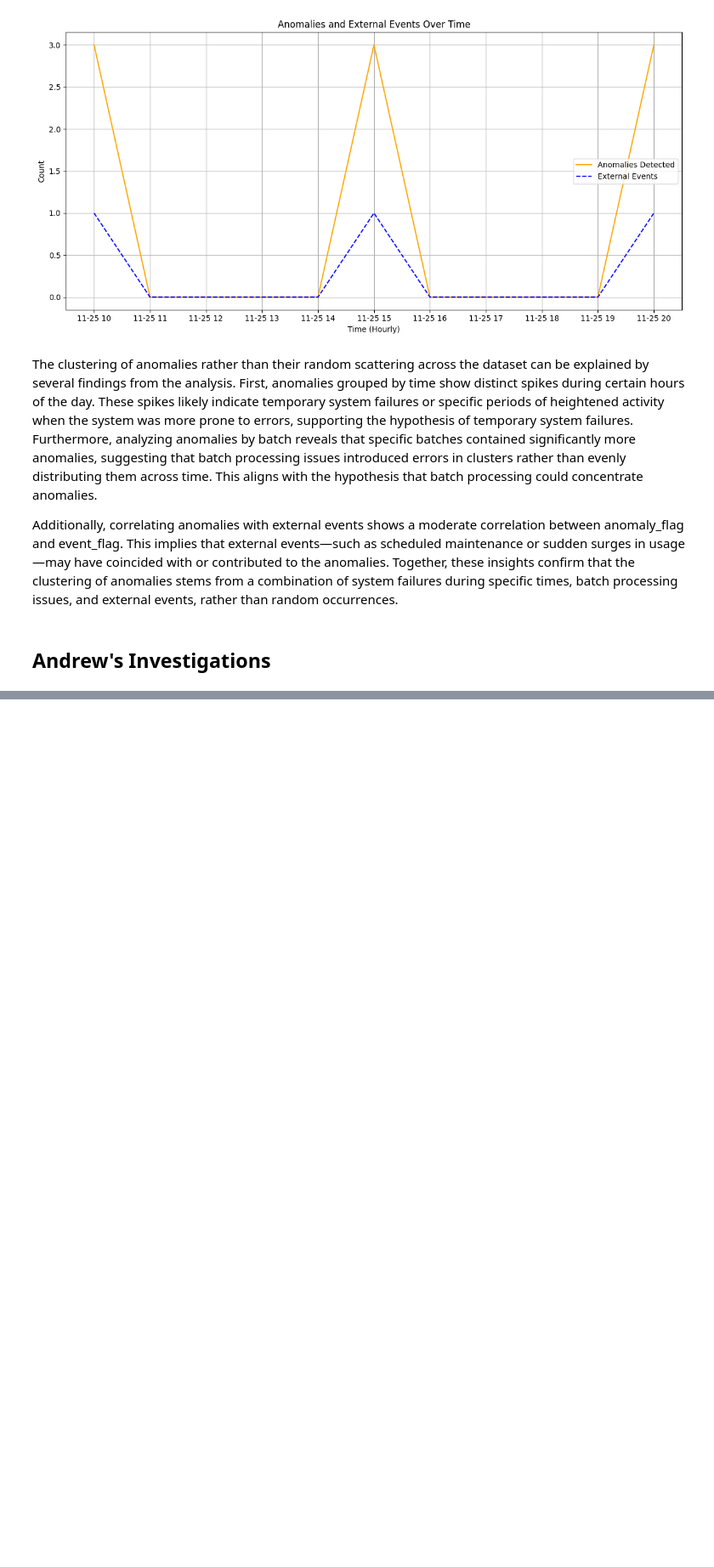
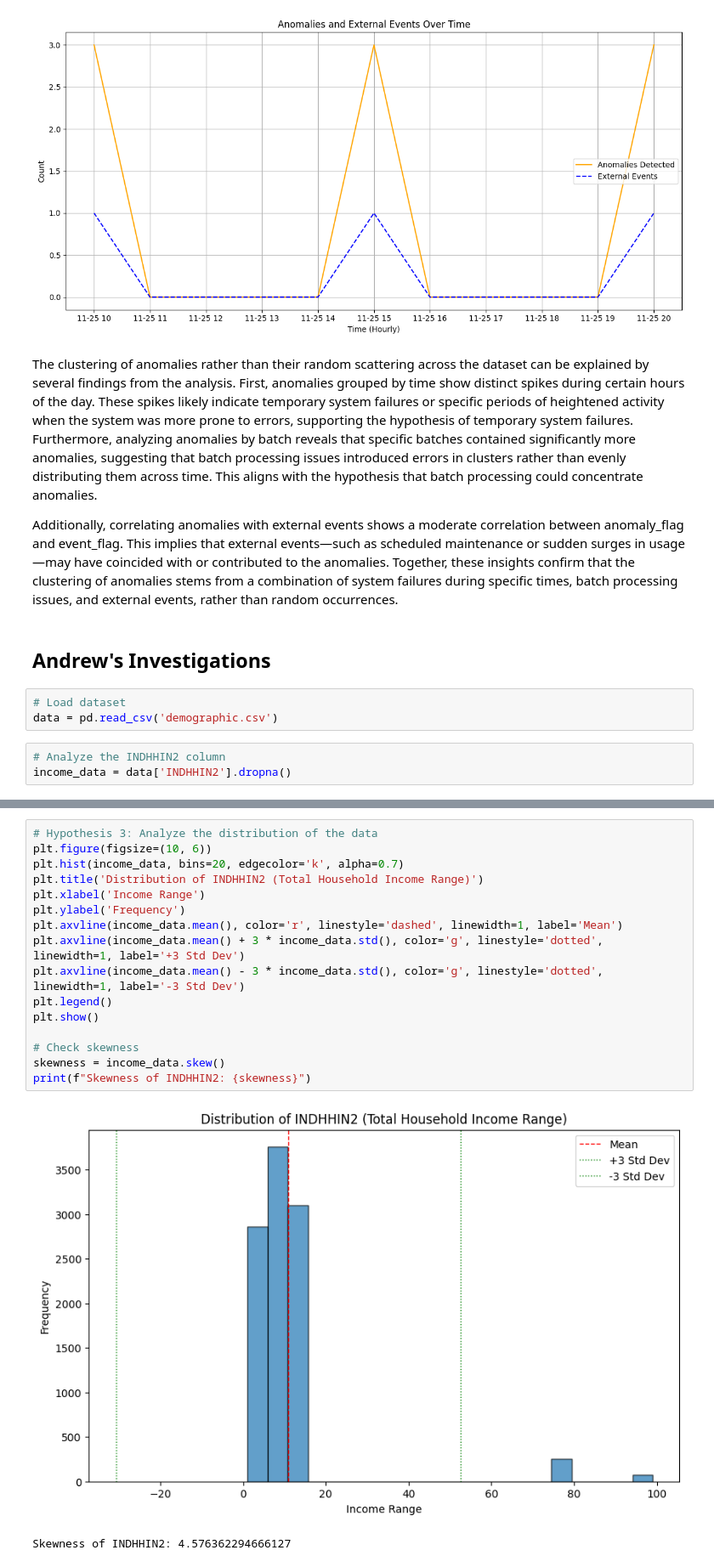
Before and after one commit to benandrew2002/NationalHealthAndNutritionDataMining, a Jupyter notebook: notebooks/investigations.ipynb, the cells around one changed output, grey strips where cells are left out. Shown: that part at 85% size. Saved outputs shown, nothing was run; the diff lists cells and outputs as text; blank space fills up the shorter version.

```diff
--- a/notebooks/investigations.ipynb
+++ b/notebooks/investigations.ipynb
@@ -101,3 +138,9 @@ The clustering of anomalies rather than their random scattering across the datas
 Additionally, correlating anomalies with external events shows a moderate correlation between anomaly_flag and event_flag. This implies that external events—such as scheduled maintenance or sudden surges in usage—may have coincided with or contributed to the anomalies. Together, these insights confirm that the clustering of anomalies stems from a combination of system failures during specific times, batch processing issues, and external events, rather than random occurrences.
 # %% [markdown]
 ## Andrew's Investigations
+# %%
+# Load dataset
+data = pd.read_csv('demographic.csv')
+# %%
+# Analyze the INDHHIN2 column
+income_data = data['INDHHIN2'].dropna()
@@ -103,0 +160,19 @@ Additionally, correlating anomalies with external events shows a moderate correl
+# %%
+# Hypothesis 3: Analyze the distribution of the data
+plt.figure(figsize=(10, 6))
+plt.hist(income_data, bins=20, edgecolor='k', alpha=0.7)
+plt.title('Distribution of INDHHIN2 (Total Household Income Range)')
+plt.xlabel('Income Range')
+plt.ylabel('Frequency')
+plt.axvline(income_data.mean(), color='r', linestyle='dashed', linewidth=1, label='Mean')
+plt.axvline(income_data.mean() + 3 * income_data.std(), color='g', linestyle='dotted', linewidth=1, label='+3 Std Dev')
+plt.axvline(income_data.mean() - 3 * income_data.std(), color='g', linestyle='dotted', linewidth=1, label='-3 Std Dev')
+plt.legend()
+plt.show()
+
+# Check skewness
+skewness = income_data.skew()
+print(f"Skewness of INDHHIN2: {skewness}")
+# %% [output]
+[figure, added]
+Skewness of INDHHIN2: 4.576362294666127
```
Also changed, not shown: parts of 5 cells of this notebook.
